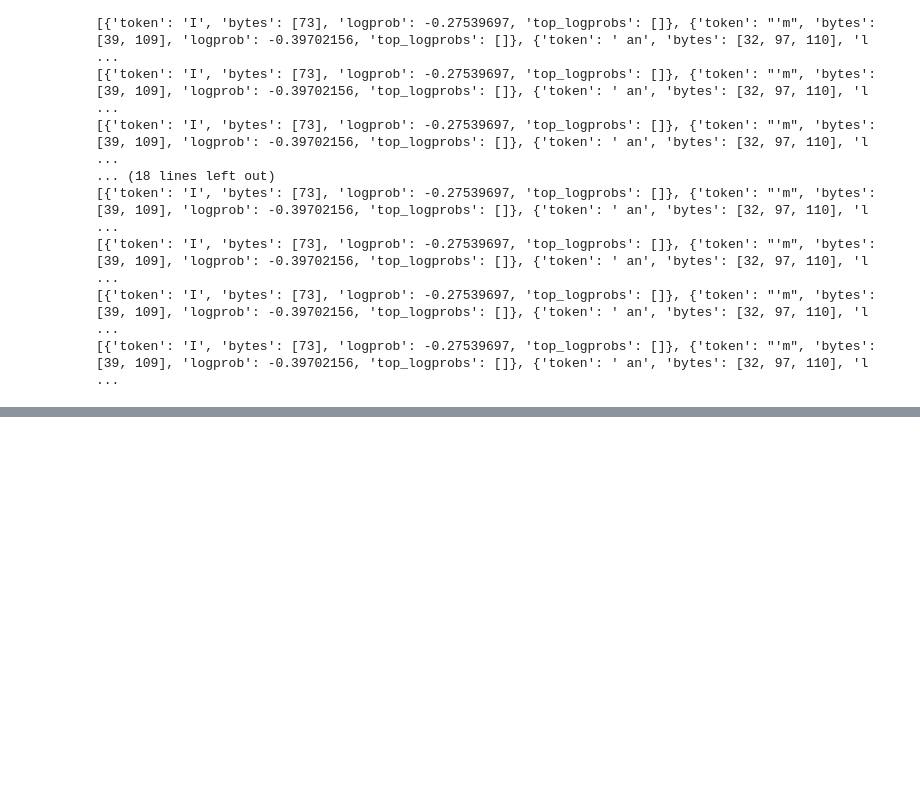
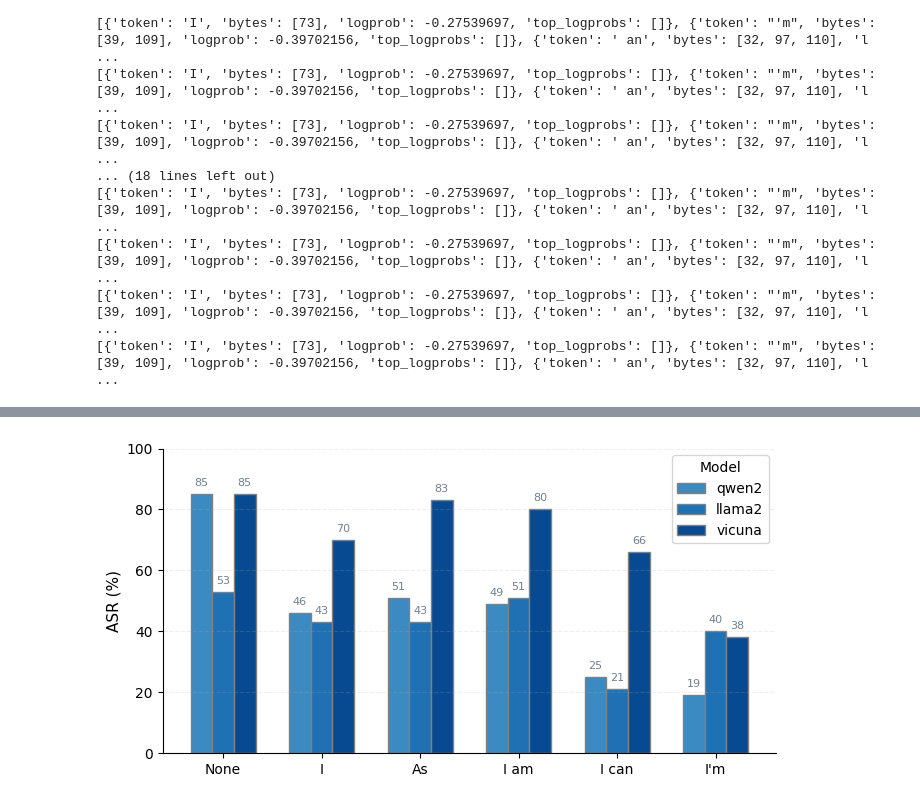
Before and after one commit to lddis666/SecDecoding, a Jupyter notebook: test0423.ipynb, the cells around one changed output, grey strips where cells are left out. Cells and saved outputs as stored; diff of their text form; code cells hidden in the pictures; blank space fills up the shorter version.

```diff
--- a/test0423.ipynb
+++ b/test0423.ipynb
@@ -702,0 +825,52 @@ for chunk in llm.stream(("human", "how are you today")):
+# %%
+import matplotlib.pyplot as plt
+import numpy as np
+
+# 数据，顺序已按要求调整
+prefixes = ['None', 'I', 'As', 'I am', 'I can', "I'm"]
+asr_qwen   = [85, 46, 51, 49, 25, 19]
+asr_llama2 = [53, 43, 43, 51, 21, 40]
+asr_vicuna = [85, 70, 83, 80, 66, 38]
+model_names = ['qwen2', 'llama2', 'vicuna']
+asr_list = [asr_qwen, asr_llama2, asr_vicuna]
+
+# 蓝色系
+colors = plt.cm.Blues([0.65, 0.75, 0.9])
+
+bar_width = 0.22
+x = np.arange(len(prefixes))
+
+plt.figure(figsize=(7, 4))
+
+for i, (asr, color) in enumerate(zip(asr_list, colors)):
+    plt.bar(x + i*bar_width, asr, width=bar_width, label=model_names[i], color=color, edgecolor='gray')
+
+plt.ylim(0, 100)
+plt.ylabel('ASR (%)', fontsize=11)
+plt.xticks(x + bar_width, prefixes, fontsize=10)
+# plt.title('ASR with Different Safe Token Prefixes under DAN Attack', fontsize=13)
+plt.legend(fontsize=10, title="Model")
+
+# 美化横坐标解释
+plt.gca().spines['top'].set_visible(False)
+plt.gca().spines['right'].set_visible(False)
+plt.grid(axis='y', linestyle='--', alpha=0.2)
+
+# 柱顶标注
+for i in range(len(asr_list)):
+    for j in range(len(prefixes)):
+        plt.text(x[j] + i*bar_width, asr_list[i][j] + 2, str(asr_list[i][j]), ha='center', va='bottom', fontsize=8, color='slategray')
+
+plt.tight_layout(rect=[0, 0.09, 1, 1])  # 为下方注释放空间
+
+# 添加横坐标解释
+# plt.figtext(
+#     0.5, -0.01,
+#     "X-axis: Safe token prefixes used to constrain model responses ('None' means no prefix guidance).",
+#     ha='center', fontsize=9, color='dimgray'
+# )
+
+plt.savefig("asr_prefix_bar.pdf", dpi=300, bbox_inches='tight')
+# plt.show()
+# %% [output]
+[figure, added]
```
Also changed, not shown: parts of 30 cells of this notebook, 7 other files.
